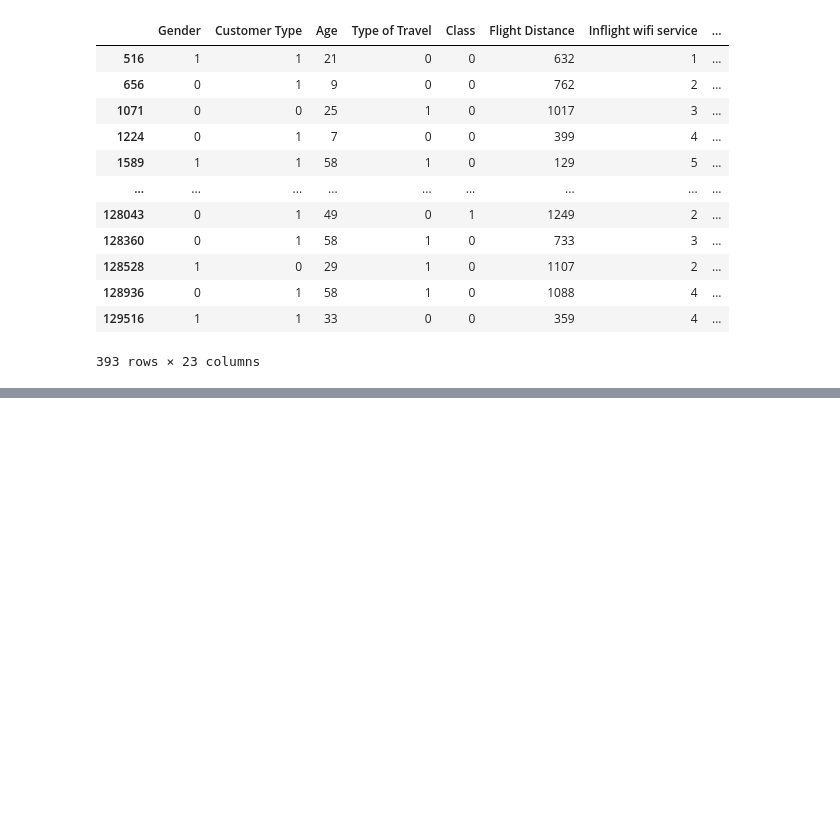
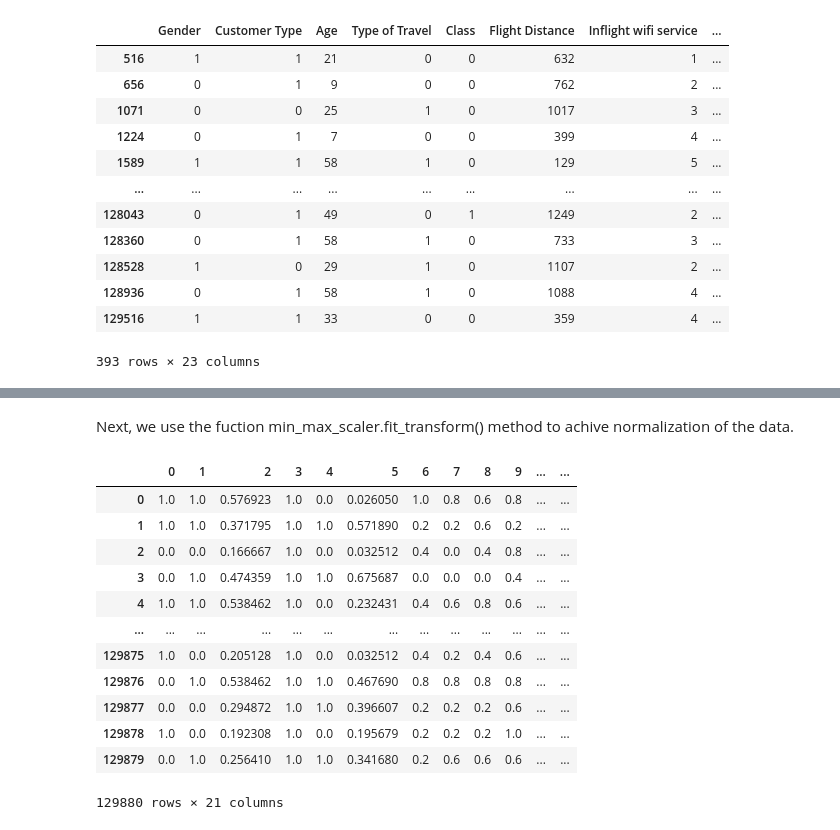
Before and after one commit to appeldaniel1998/Intro-to-Data-Sciences-Final-Project, a Jupyter notebook: Airline Satisfaction - Classification.ipynb, the cells around one changed output, grey strips where cells are left out. Drawn from its saved outputs; the diff is of its cells as text; code cells hidden in the pictures; blank space fills up the shorter version.

```diff
--- a/Airline Satisfaction - Classification.ipynb
+++ b/Airline Satisfaction - Classification.ipynb
@@ -280,0 +237,25 @@ memory usage: 4.6 MB
+# %%
+x = fulldf.drop(['satisfaction'], axis = 1)
+y = fulldf['satisfaction']
+# %% [markdown]
+Next, we use the fuction min_max_scaler.fit_transform() method to achive normalization of the data.
+# %%
+z = x.values #returns a numpy array
+min_max_scaler = MinMaxScaler()
+z_scaled = min_max_scaler.fit_transform(z)
+x = pd.DataFrame(z_scaled)
+x
+# %% [output]
+|  | 0 | 1 | 2 | 3 | 4 | 5 | 6 | 7 | 8 | 9 | ... | ... |
+| 0 | 1.0 | 1.0 | 0.576923 | 1.0 | 0.0 | 0.026050 | 1.0 | 0.8 | 0.6 | 0.8 | ... | ... |
+| 1 | 1.0 | 1.0 | 0.371795 | 1.0 | 1.0 | 0.571890 | 0.2 | 0.2 | 0.6 | 0.2 | ... | ... |
+| 2 | 0.0 | 0.0 | 0.166667 | 1.0 | 0.0 | 0.032512 | 0.4 | 0.0 | 0.4 | 0.8 | ... | ... |
+| 3 | 0.0 | 1.0 | 0.474359 | 1.0 | 1.0 | 0.675687 | 0.0 | 0.0 | 0.0 | 0.4 | ... | ... |
+| 4 | 1.0 | 1.0 | 0.538462 | 1.0 | 0.0 | 0.232431 | 0.4 | 0.6 | 0.8 | 0.6 | ... | ... |
+| ... | ... | ... | ... | ... | ... | ... | ... | ... | ... | ... | ... | ... |
+| 129875 | 1.0 | 0.0 | 0.205128 | 1.0 | 0.0 | 0.032512 | 0.4 | 0.2 | 0.4 | 0.6 | ... | ... |
+| 129876 | 0.0 | 1.0 | 0.538462 | 1.0 | 1.0 | 0.467690 | 0.8 | 0.8 | 0.8 | 0.8 | ... | ... |
+| 129877 | 0.0 | 0.0 | 0.294872 | 1.0 | 1.0 | 0.396607 | 0.2 | 0.2 | 0.2 | 0.6 | ... | ... |
+| 129878 | 1.0 | 0.0 | 0.192308 | 1.0 | 0.0 | 0.195679 | 0.2 | 0.2 | 0.2 | 1.0 | ... | ... |
+| 129879 | 0.0 | 1.0 | 0.256410 | 1.0 | 1.0 | 0.341680 | 0.2 | 0.6 | 0.6 | 0.6 | ... | ... |
+129880 rows × 21 columns
```
Also changed, not shown: parts of 48 cells of this notebook, 1 other file.
